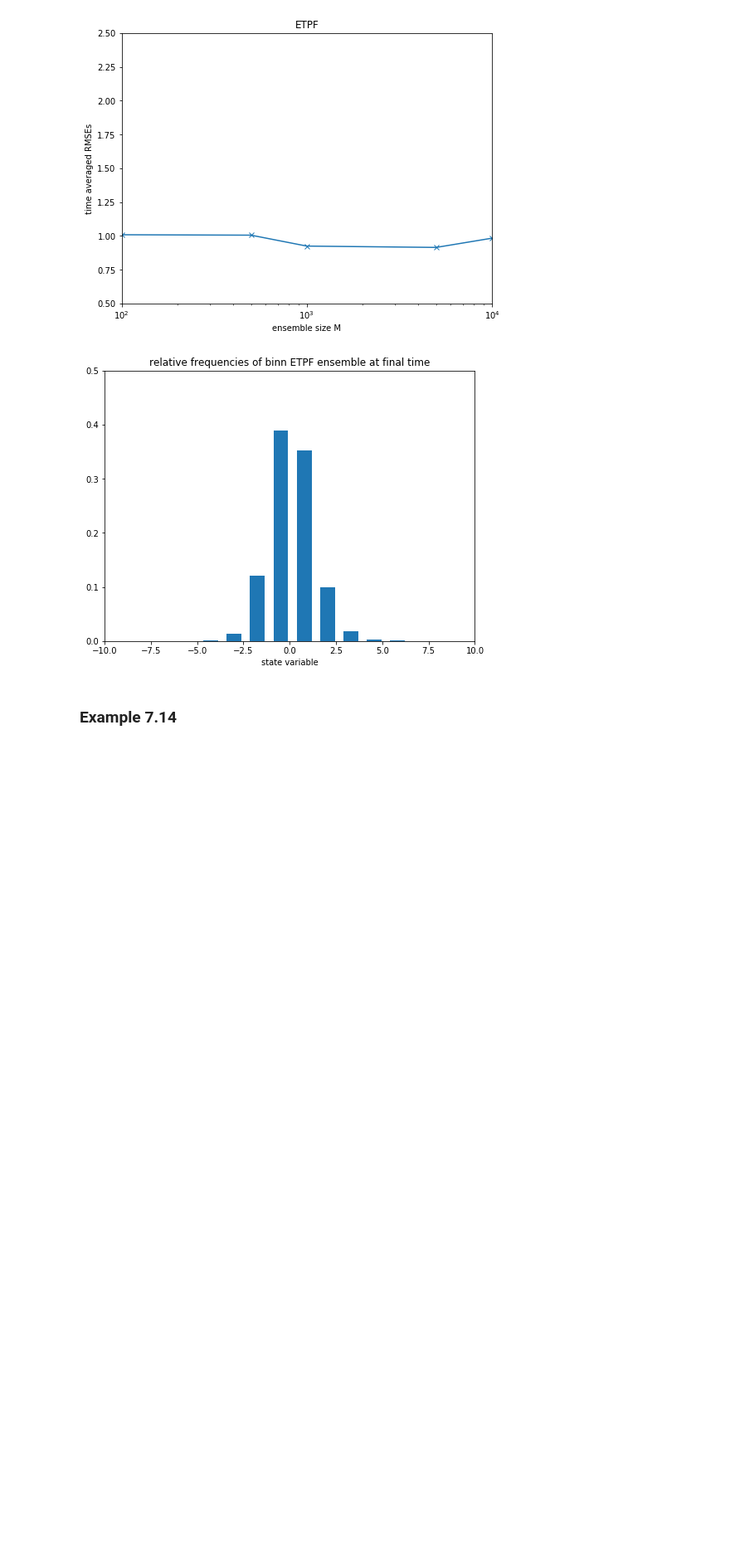
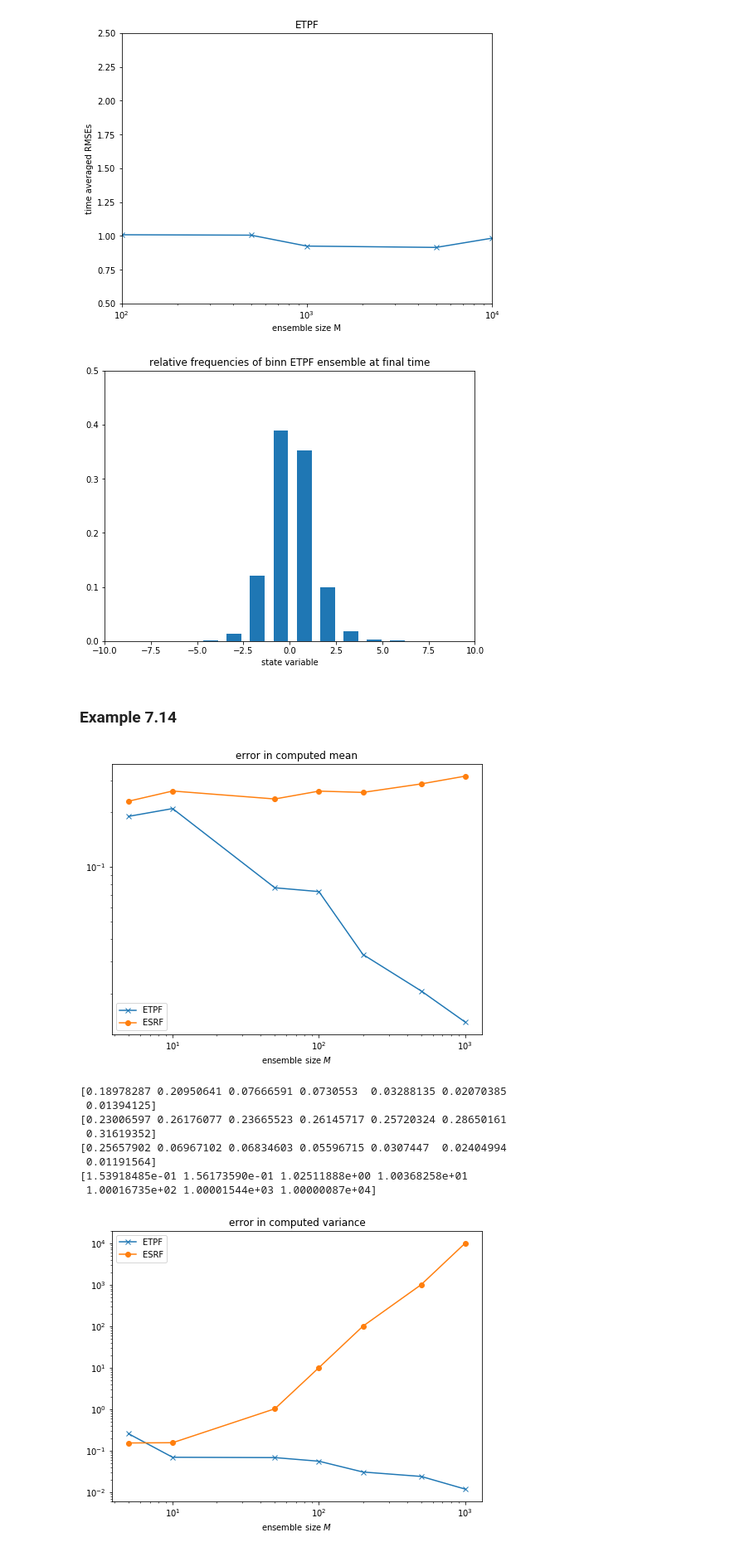
Before and after one commit to ray-chew/probabilistic_forecasting_examples, a Jupyter notebook: Chapter 7.ipynb, the cells around one changed output. Shown at 83% size. Saved outputs shown, nothing was run; the diff lists cells and outputs as text; code cells hidden in the pictures; blank space fills up the shorter version.

```diff
--- a/Chapter 7.ipynb
+++ b/Chapter 7.ipynb
@@ -572,0 +657,32 @@ plt.show()
+# %%
+fig3a = plt.figure(figsize=(8,6))
+plt.loglog(ensemble,error11, '-x', label = "ETPF")
+plt.loglog(ensemble,error13, '-o', label = "ESRF")
+plt.xlabel("ensemble size $M$")
+plt.title("error in computed mean")
+plt.legend()
+plt.show()
+
+print(error11)
+print(error13)
+print(error21)
+print(error23)
+
+fig3b = plt.figure(figsize=(8,6))
+plt.loglog(ensemble,error21, '-x', label = "ETPF")
+plt.loglog(ensemble,error23, '-o', label = "ESRF")
+plt.xlabel("ensemble size $M$")
+plt.title("error in computed variance")
+plt.legend()
+plt.show()
+# %% [output]
+[figure, added]
+[0.18978287 0.20950641 0.07666591 0.0730553  0.03288135 0.02070385
+ 0.01394125]
+[0.23006597 0.26176077 0.23665523 0.26145717 0.25720324 0.28650161
+ 0.31619352]
+[0.25657902 0.06967102 0.06834603 0.05596715 0.0307447  0.02404994
+ 0.01191564]
+[1.53918485e-01 1.56173590e-01 1.02511888e+00 1.00368258e+01
+ 1.00016735e+02 1.00001544e+03 1.00000087e+04]
+[figure, added]
```
Also changed, not shown: parts of 1 cell of this notebook.
